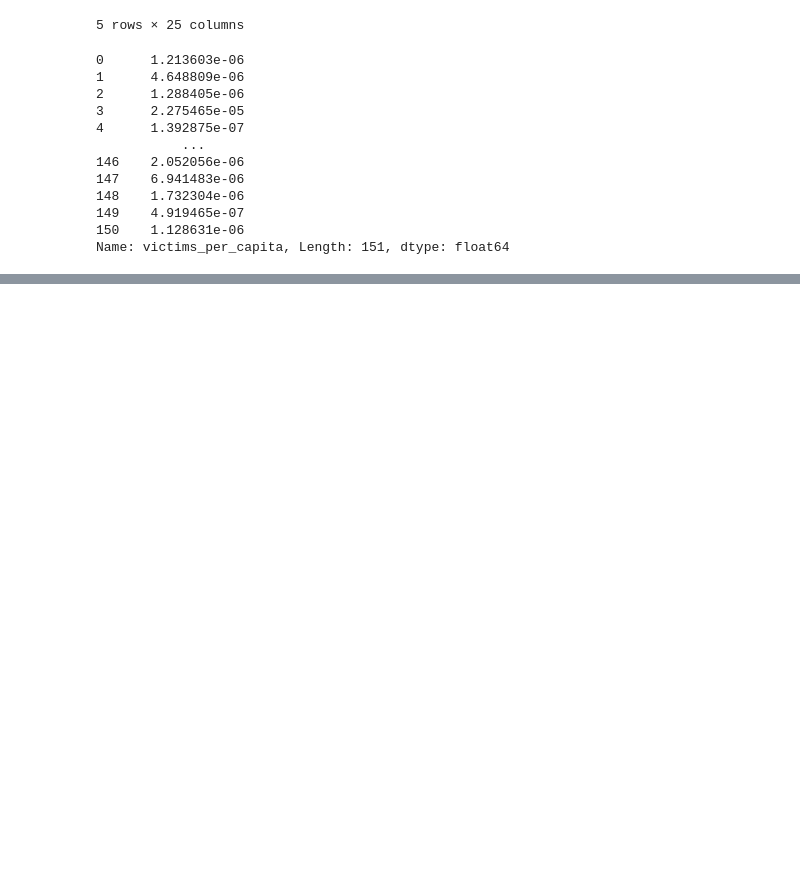
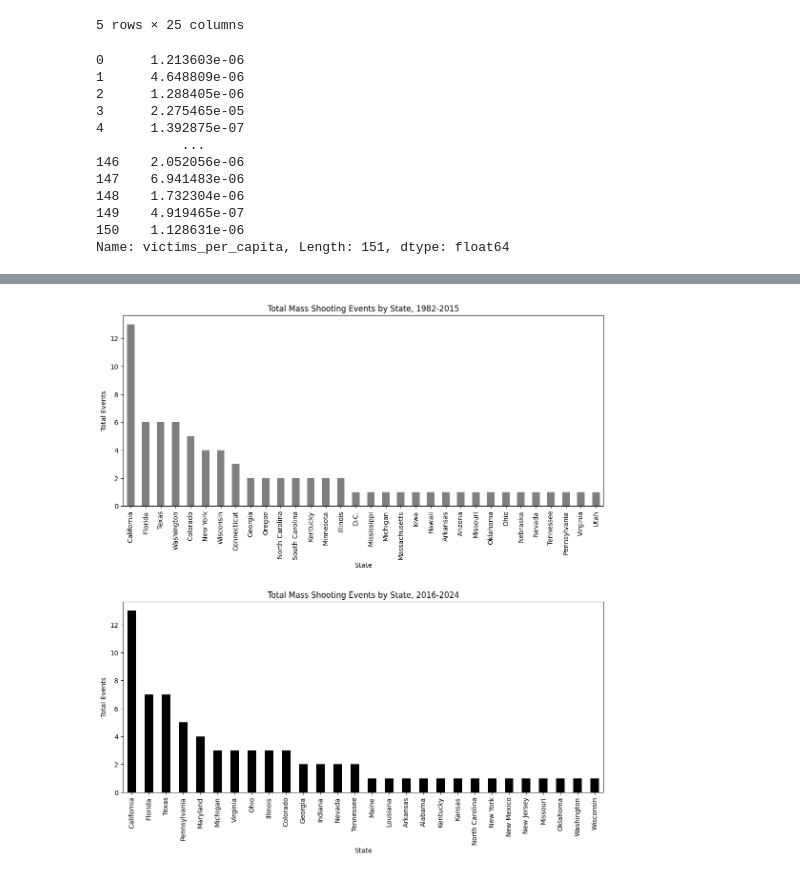
Before and after one commit to whitgroves/gun-law-efficacy, a Jupyter notebook: analysis.ipynb, the cells around one changed output, grey strips where cells are left out. Cells and saved outputs as stored; diff of their text form; code cells hidden in the pictures; blank space fills up the shorter version.

```diff
--- a/analysis.ipynb
+++ b/analysis.ipynb
@@ -150,0 +156,3 @@ pass
+# %%
+pre_2016_data = mj_data[mj_data.year < 2016]
+pre_2016_data
@@ -150,0 +173,3 @@ pass
+# %%
+post_2016_data = mj_data[mj_data.year >= 2016]
+post_2016_data
@@ -150,0 +190,8 @@ pass
+# %%
+fig, axes = matplot.subplots(2, 1, figsize=(13, 13), sharey=True)
+matplot.subplots_adjust(hspace=0.5)
+pre_2016_data.groupby('state').case.count().sort_values(ascending=False).plot(ax=axes[0], title='Total Mass Shooting Events by State, 1982-2015',ylabel='Total Events',xlabel='State',kind='bar',color='C7')
+post_2016_data.groupby('state').case.count().sort_values(ascending=False).plot(ax=axes[1], title='Total Mass Shooting Events by State, 2016-2024',ylabel='Total Events',xlabel='State',kind='bar',color='k')
+pass
+# %% [output]
+[figure, added]
```
Also changed, not shown: parts of 9 cells of this notebook, 1 other file.
